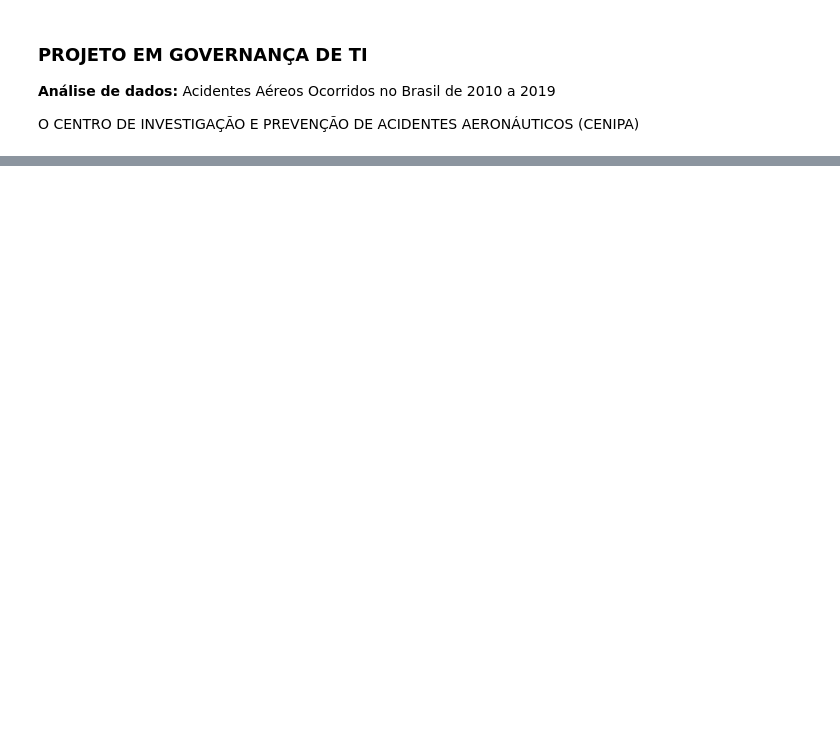
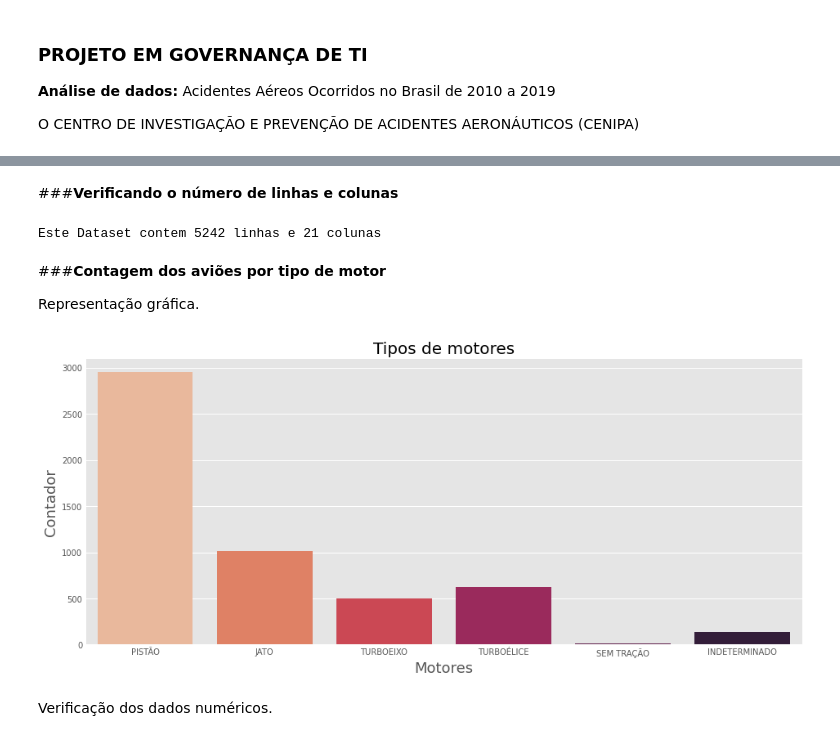
Before and after one commit to pyrdna85/Ciencia-de-dados, a Jupyter notebook: Projeto.ipynb, the cells around one changed output, grey strips where cells are left out. Cells and saved outputs as stored; diff of their text form; code cells hidden in the pictures; blank space fills up the shorter version.

```diff
--- a/Projeto.ipynb
+++ b/Projeto.ipynb
@@ -9,12 +9,12 @@ Acidentes Aéreos Ocorridos no Brasil de 2010 a 2019
 
 O CENTRO DE INVESTIGAÇÃO E PREVENÇÃO DE ACIDENTES AERONÁUTICOS (CENIPA)
 # %%
-import pandas as pd
-import matplotlib
+import numpy as np # linear algebra
+import pandas as pd # data processing, CSV file I/O (e.g. pd.read_csv)
+import matplotlib.pyplot as plt
+import seaborn as sns
 
 #Importação dataset
-uriCipa = pd.read_csv("https://raw.githubusercontent.com/EdsonMSouza/08_T22_QUI_N/main/CENIPA/ocorrencias_cenipa.csv",sep =';',encoding='ISO-8859-1')
-uriCipa.head()
-
-uriCipa.columns.values
+data = pd.read_csv("https://raw.githubusercontent.com/EdsonMSouza/08_T22_QUI_N/main/CENIPA/ocorrencias_cenipa.csv",sep =';',encoding='ISO-8859-1')
+print(data.head())
 # %% [output]
@@ -27,0 +89,22 @@ array(['codigo', 'tipo', 'descricao', 'cidade', 'estado', 'data', 'ano',
+# %% [markdown]
+###**Verificando o número de linhas e colunas**
+# %%
+print("Este Dataset contem {} linhas e {} colunas.".format(data.shape[0],data.shape[1]))
+# %% [output]
+Este Dataset contem 5242 linhas e 21 colunas
+# %% [markdown]
+###**Contagem dos aviões por tipo de motor**
+
+Representação gráfica.
+# %%
+plt.figure(figsize=(14,6))
+plt.style.use('ggplot')
+ax= sns.countplot('motor_tipo', data=data , palette = 'rocket_r')
+ax.set_xlabel(xlabel= "Motores",fontsize=18)
+ax.set_ylabel(ylabel = "Contador", fontsize = 18)
+ax.set_title(label = "Tipos de motores", fontsize = 20)
+plt.show()
+# %% [output]
+[figure, added]
+# %% [markdown]
+Verificação dos dados numéricos.
```
Also changed, not shown: parts of 21 cells of this notebook.
